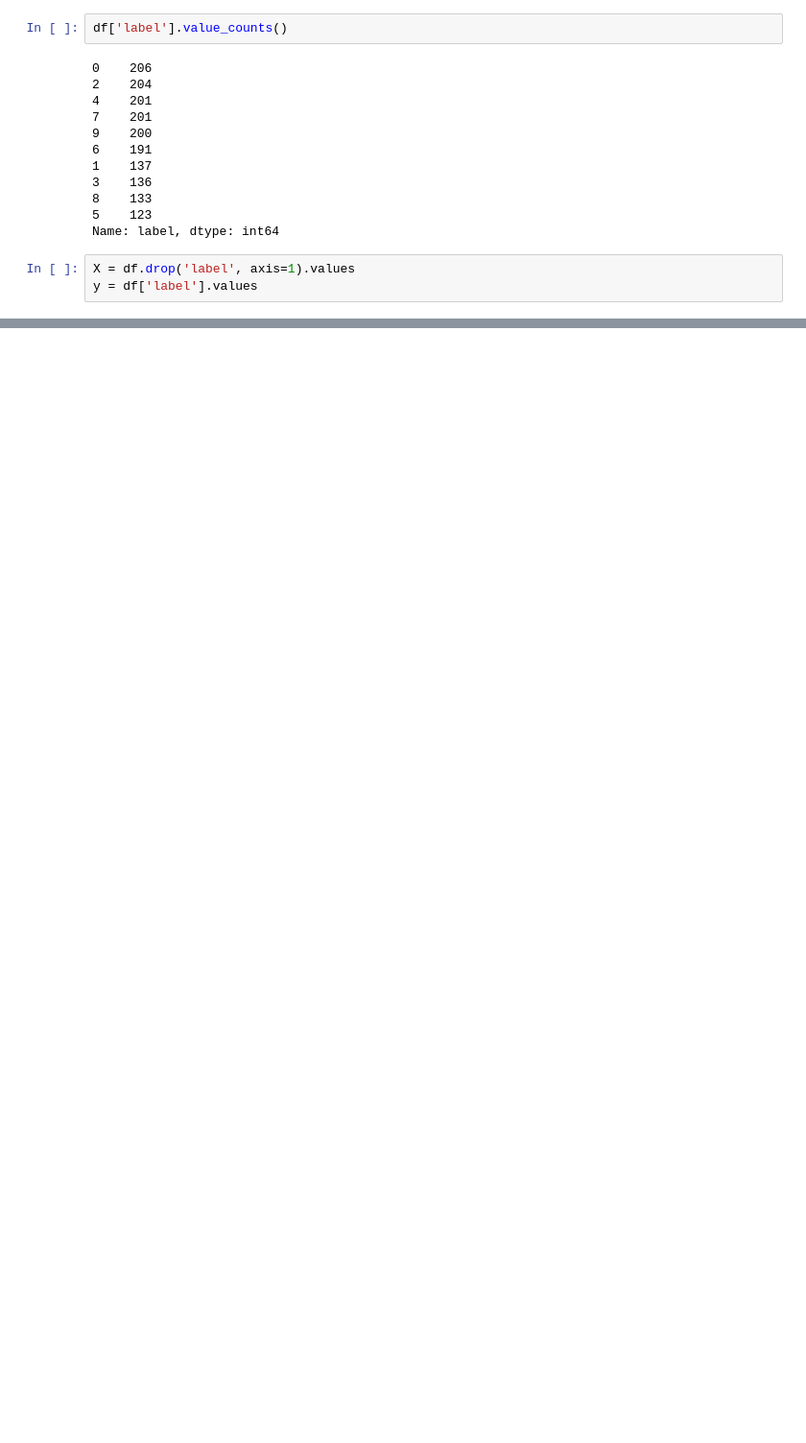
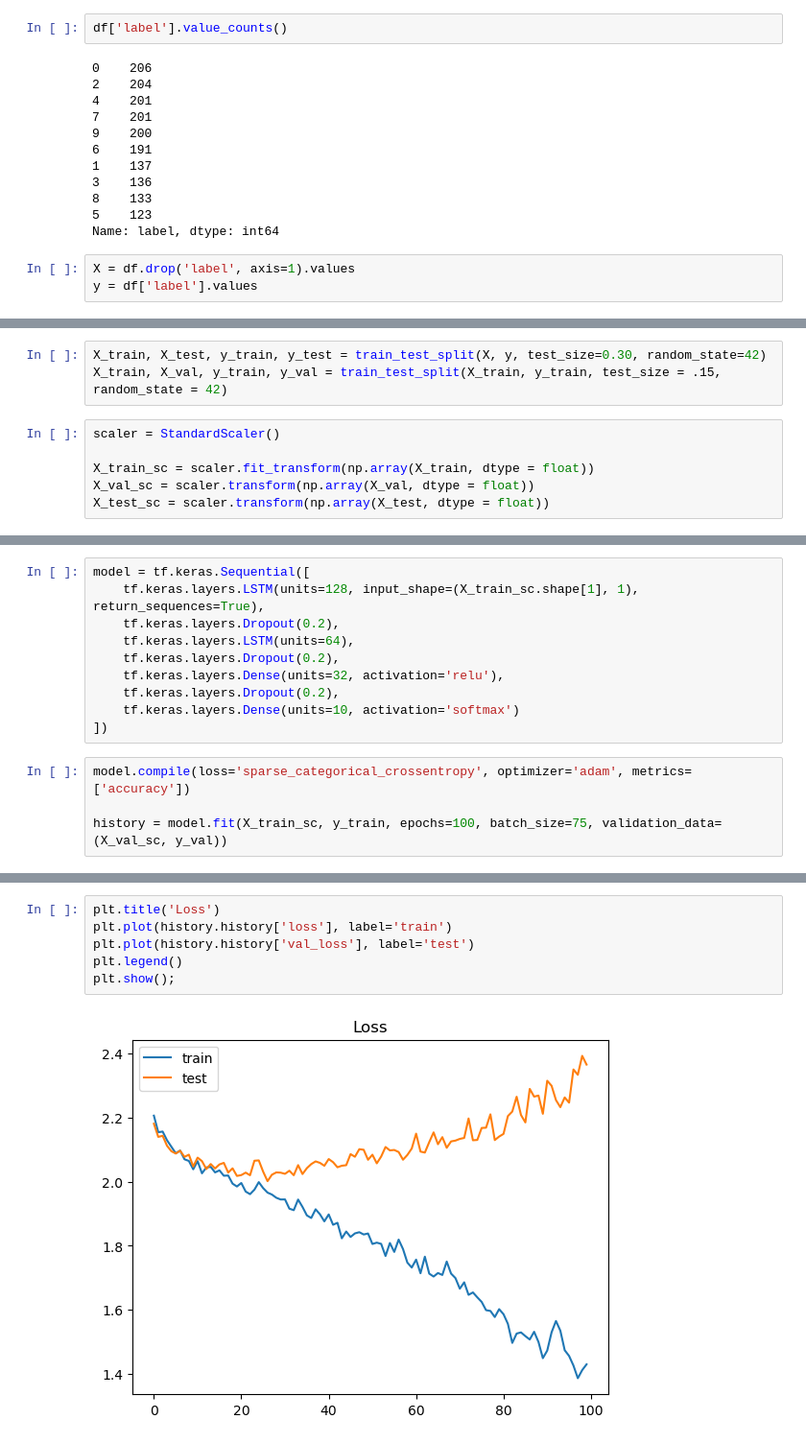
Before and after one commit to Kellyajara/Music_Classification, a Jupyter notebook: RNN_Model.ipynb, the cells around one changed output, grey strips where cells are left out. Shown: that part at 96% size. Saved outputs shown, nothing was run; the diff lists cells and outputs as text; blank space fills up the shorter version.

```diff
--- a/RNN_Model.ipynb
+++ b/RNN_Model.ipynb
@@ -249,0 +204,9 @@ ValueError: in user code:
+# %%
+X_train, X_test, y_train, y_test = train_test_split(X, y, test_size=0.30, random_state=42)
+X_train, X_val, y_train, y_val = train_test_split(X_train, y_train, test_size = .15, random_state = 42)
+# %%
+scaler = StandardScaler()
+
+X_train_sc = scaler.fit_transform(np.array(X_train, dtype = float))
+X_val_sc = scaler.transform(np.array(X_val, dtype = float))
+X_test_sc = scaler.transform(np.array(X_test, dtype = float))
@@ -249,0 +229,14 @@ ValueError: in user code:
+# %%
+model = tf.keras.Sequential([
+    tf.keras.layers.LSTM(units=128, input_shape=(X_train_sc.shape[1], 1), return_sequences=True),
+    tf.keras.layers.Dropout(0.2),
+    tf.keras.layers.LSTM(units=64),
+    tf.keras.layers.Dropout(0.2),
+    tf.keras.layers.Dense(units=32, activation='relu'),
+    tf.keras.layers.Dropout(0.2),
+    tf.keras.layers.Dense(units=10, activation='softmax')
+])
+# %%
+model.compile(loss='sparse_categorical_crossentropy', optimizer='adam', metrics=['accuracy'])
+
+history = model.fit(X_train_sc, y_train, epochs=100, batch_size=75, validation_data=(X_val_sc, y_val))
@@ -249,0 +275,8 @@ ValueError: in user code:
+# %%
+plt.title('Loss')
+plt.plot(history.history['loss'], label='train')
+plt.plot(history.history['val_loss'], label='test')
+plt.legend()
+plt.show();
+# %% [output]
+[figure, added]
```
Also changed, not shown: parts of 25 cells of this notebook, 3 other files.
